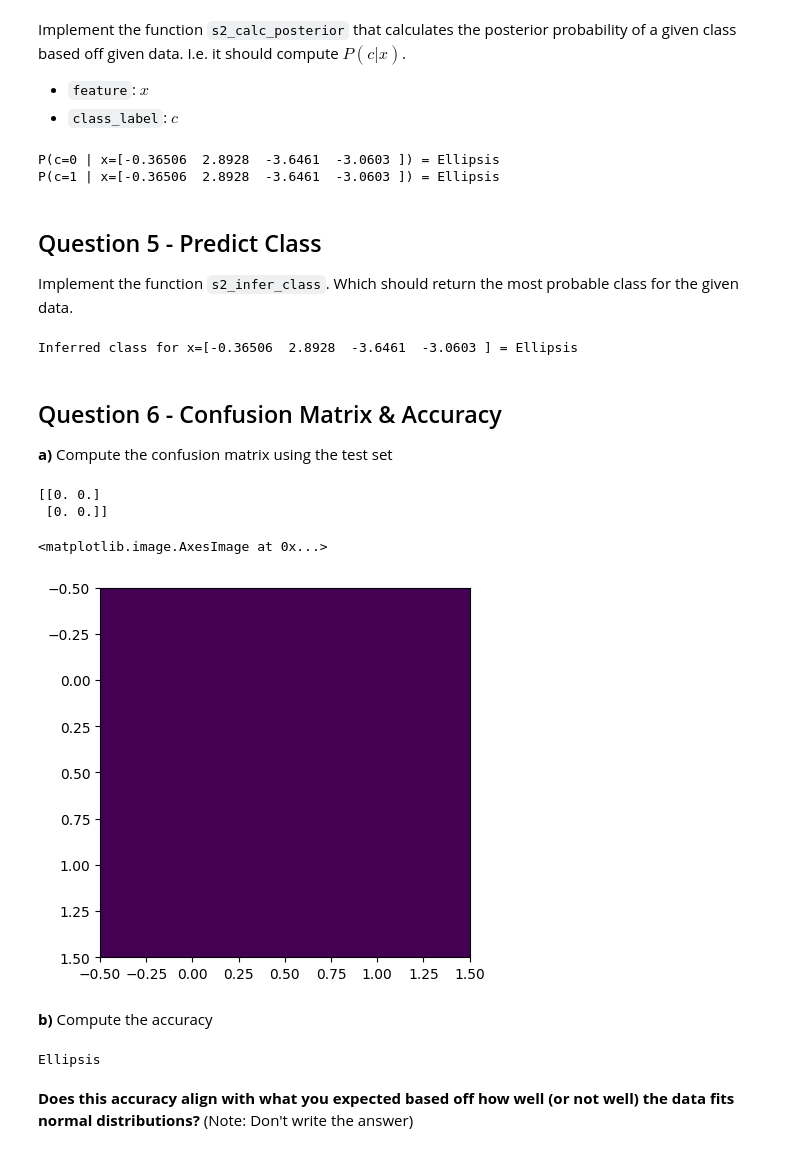
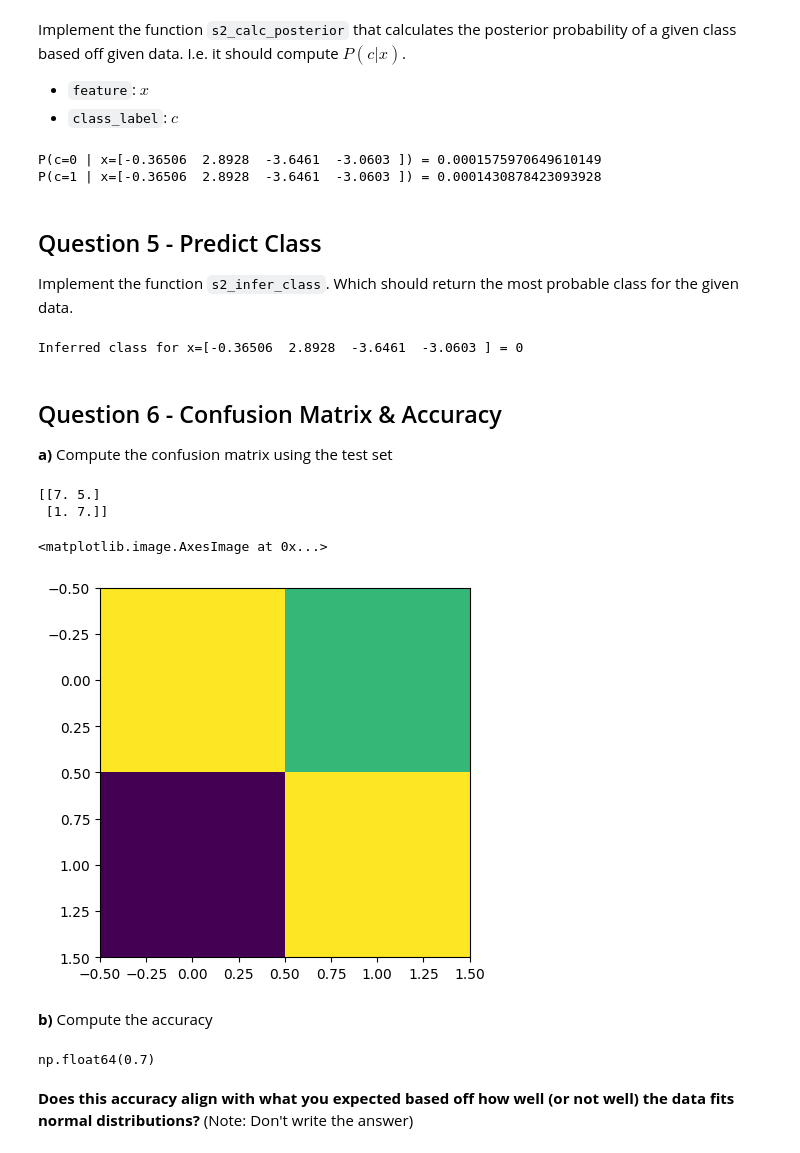
Before and after one commit to DevHackerGamer/Projects, a Jupyter notebook: ML Lab 1.2 - Naive Bayes Pt 2.ipynb, the cells around one changed output. Cells and saved outputs as stored; diff of their text form; code cells hidden in the pictures.

```diff
--- a/ML Lab 1.2 - Naive Bayes Pt 2.ipynb
+++ b/ML Lab 1.2 - Naive Bayes Pt 2.ipynb
@@ -603,30 +603,18 @@ Implement the function `s2_calc_posterior` that calculates the posterior probabi
 # %%
 def s2_calc_posterior(class_label, feature):
     post_prob = ...
-    # TODO
 
-    feat_class_conds = np.ones(10)  # feat_class_conds[0] corresponds to P(X|C=0)
+    p_class = s2_priors[class_label]
 
-    for i in range(0,2):
-        for idx, class_label in enumerate(features):
-            if feature==1:
-                feat_class_conds[i]*=class_conditionals[i][idx]
-            else:
-                feat_class_conds[i]*=1-class_conditionals[i][idx]
+    likelihood = 1
+    for ind, num in enumerate(feature):
+        likelihood *= s2_class_conditional_fn(num, class_label, s2_cc_mean[class_label][ind], s2_cc_var[class_label][ind])
 
-    # Calc P(X) = P(X|c1)P(c1)+P(X|c2)P(c2)...
-    # note that this is just dot between feat_class-conds, priors
+    p_feature = 0
+    for ind, num in enumerate(feature):
+        p_feature += (s2_class_conditional_fn(num, class_label, s2_cc_mean[class_label][ind], s2_cc_var[class_label][ind]))*p_class
 
-    Norm= np.dot(feat_class_conds, priors)
-
-    # Let this be the probability of a subject being a specific label (P(C|X))
-    # Apply naive bayes:
-    # This will return a list of each probability for each digit given some features
-
-    p_c_x=np.zeros(10)
-
-    for i in range(0,10):
-        p_c_x[i]=feat_class_conds[i]*priors[i] / Norm
+    post_prob = likelihood*p_class/p_feature
 
     return post_prob
 
@@ -634,47 +622,54 @@ def s2_calc_posterior(class_label, feature):
 print(f"P(c=0 | x={s2_test_features[0]}) = {s2_calc_posterior(0, s2_test_features[0])}")
 print(f"P(c=1 | x={s2_test_features[0]}) = {s2_calc_posterior(1, s2_test_features[0])}")
 # %% [output]
-P(c=0 | x=[-0.36506  2.8928  -3.6461  -3.0603 ]) = Ellipsis
-P(c=1 | x=[-0.36506  2.8928  -3.6461  -3.0603 ]) = Ellipsis
+P(c=0 | x=[-0.36506  2.8928  -3.6461  -3.0603 ]) = 0.0001575970649610149
+P(c=1 | x=[-0.36506  2.8928  -3.6461  -3.0603 ]) = 0.0001430878423093928
 # %% [markdown]
 ## Question 5 - Predict Class
 Implement the function `s2_infer_class`. Which should return the most probable class for the given data.
 # %%
 def s2_infer_class(feature):
-    c = ...
+    c = -1
     # TODO
-
+    results = []
+    for i in range(2):
+        prob = s2_calc_posterior(i, feature)
+        results.append(prob)
+    max_num = max(results)
+    c = results.index(max_num)
     return c
 
 print(f"Inferred class for x={s2_test_features[0]} = {s2_infer_class(s2_test_features[0])}")
 # %% [output]
-Inferred class for x=[-0.36506  2.8928  -3.6461  -3.0603 ] = Ellipsis
+Inferred class for x=[-0.36506  2.8928  -3.6461  -3.0603 ] = 0
 # %% [markdown]
 ## Question 6 - Confusion Matrix & Accuracy
 **a)** Compute the confusion matrix using the test set
 # %%
 s2_confusion_matrix = np.zeros((2, 2))
 
 # TODO
-
+for idx, outcome in enumerate(s2_test_labels):
+    prediction=s2_infer_class(s2_test_features[idx])
+    s2_confusion_matrix[prediction][outcome]+=1
 # Don't modify
 print(s2_confusion_matrix)
 plt.imshow(s2_confusion_matrix)  # Plot heatmap of confusion_matrix
 # %% [output]
-[[0. 0.]
- [0. 0.]]
+[[7. 5.]
+ [1. 7.]]
 <matplotlib.image.AxesImage at 0x...>
-[figure, old version]
+[figure, new version]
 # %% [markdown]
 **b)** Compute the accuracy
 # %%
-s2_acc = ...
+s2_acc = np.trace(s2_confusion_matrix)/np.sum(s2_confusion_matrix)
 
 # TODO
 
 s2_acc
 # %% [output]
-Ellipsis
+np.float64(0.7)
 # %% [markdown]
 **Does this accuracy align with what you expected based off how well (or not well) the data fits normal distributions?** (Note: Don't write the answer)
 # %% [markdown]
```
Also changed, not shown: parts of 3 cells of this notebook.
